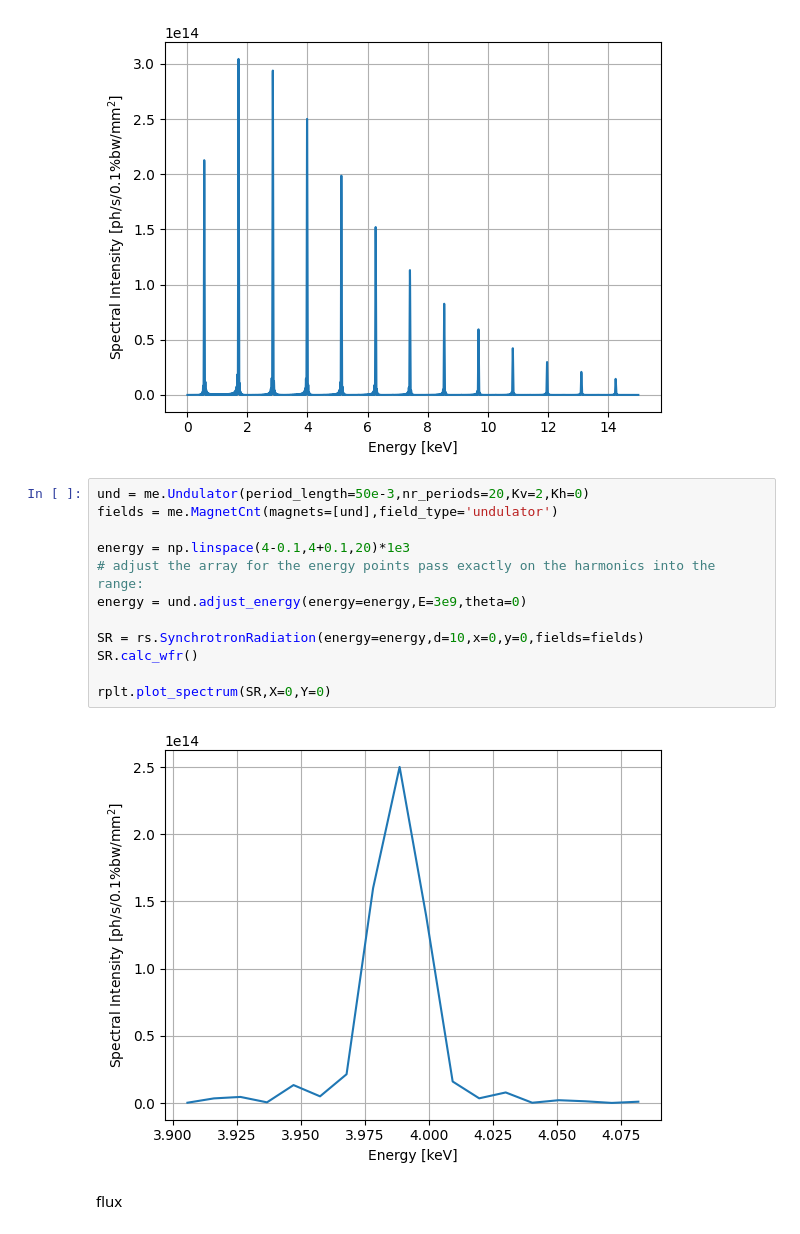
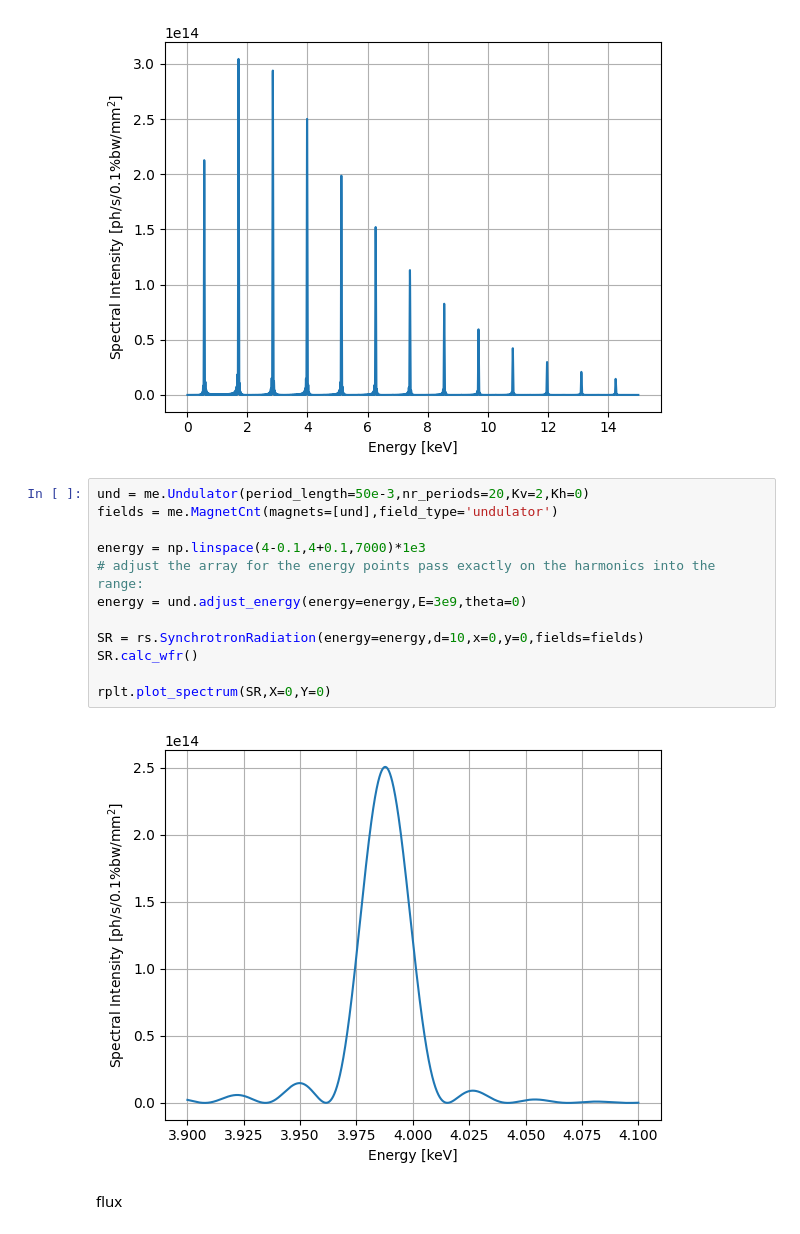
Before and after one commit to lnls-ids/SR-Wave-optics, a Jupyter notebook: srwave/docs/usage.ipynb, the cells around one changed output. Saved outputs shown, nothing was run; the diff lists cells and outputs as text.

```diff
--- a/srwave/docs/usage.ipynb
+++ b/srwave/docs/usage.ipynb
@@ -65,17 +65,17 @@ rplt.plot_spectrum(SR,X=0,Y=0)
 # %%
 und = me.Undulator(period_length=50e-3,nr_periods=20,Kv=2,Kh=0)
 fields = me.MagnetCnt(magnets=[und],field_type='undulator')
 
-energy = np.linspace(4-0.1,4+0.1,20)*1e3
+energy = np.linspace(4-0.1,4+0.1,7000)*1e3
 # adjust the array for the energy points pass exactly on the harmonics into the range:
 energy = und.adjust_energy(energy=energy,E=3e9,theta=0)
 
 SR = rs.SynchrotronRadiation(energy=energy,d=10,x=0,y=0,fields=fields)
 SR.calc_wfr()
 
 rplt.plot_spectrum(SR,X=0,Y=0)
 # %% [output]
-[figure, old version]
+[figure, new version]
 # %% [markdown]
 flux
 # %%
```
Also changed, not shown: parts of 17 cells of this notebook, 7 other files.
